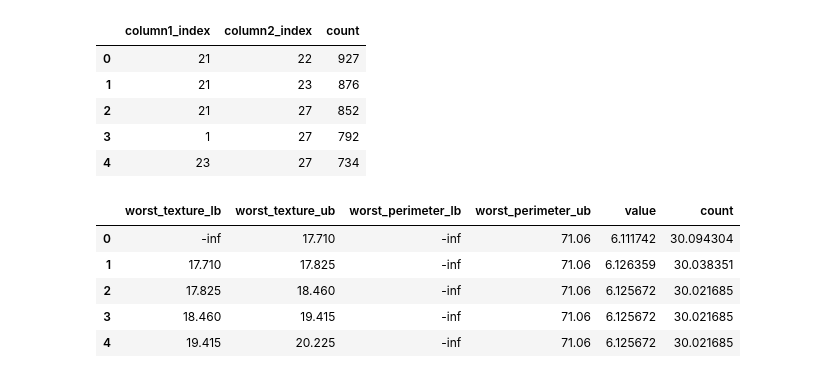
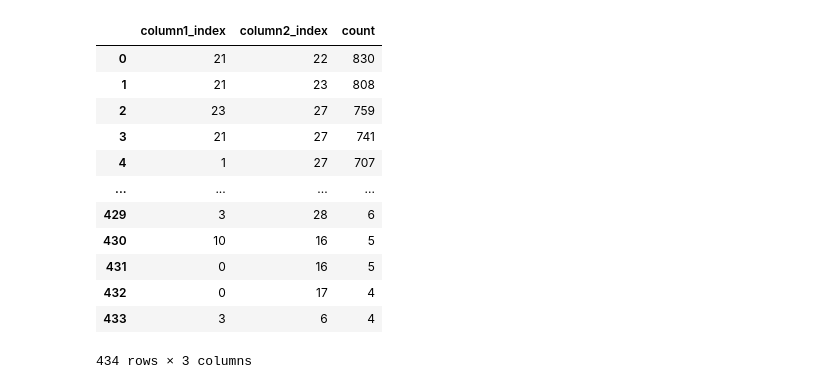
Before and after one commit to sametcopur/treemind, a Jupyter notebook: examples/breast_cancer.ipynb, the cells around one changed output. Cells and saved outputs as stored; diff of their text form; code cells hidden in the pictures.

```diff
--- a/examples/breast_cancer.ipynb
+++ b/examples/breast_cancer.ipynb
@@ -62,21 +173,16 @@ feature_plot(feature_df,)
 # %%
-explainer.count_node(interaction = True).head()
+explainer.count_node(interaction=True)
 # %% [output]
 |  | column1_index | column2_index | count |
-| 0 | 21 | 22 | 927 |
-| 1 | 21 | 23 | 876 |
-| 2 | 21 | 27 | 852 |
-| 3 | 1 | 27 | 792 |
-| 4 | 23 | 27 | 734 |
+| 0 | 21 | 22 | 830 |
+| 1 | 21 | 23 | 808 |
+| 2 | 23 | 27 | 759 |
+| 3 | 21 | 27 | 741 |
+| 4 | 1 | 27 | 707 |
+| ... | ... | ... | ... |
+| 429 | 3 | 28 | 6 |
+| 430 | 10 | 16 | 5 |
+| 431 | 0 | 16 | 5 |
+| 432 | 0 | 17 | 4 |
+| 433 | 3 | 6 | 4 |
+434 rows × 3 columns
-# %%
-df = explainer.analyze_interaction(21, 22)
-
-
-df.head()
-# %% [output]
-|  | worst_texture_lb | worst_texture_ub | worst_perimeter_lb | worst_perimeter_ub | value | count |
-| 0 | -inf | 17.710 | -inf | 71.06 | 6.111742 | 30.094304 |
-| 1 | 17.710 | 17.825 | -inf | 71.06 | 6.126359 | 30.038351 |
-| 2 | 17.825 | 18.460 | -inf | 71.06 | 6.125672 | 30.021685 |
-| 3 | 18.460 | 19.415 | -inf | 71.06 | 6.125672 | 30.021685 |
-| 4 | 19.415 | 20.225 | -inf | 71.06 | 6.125672 | 30.021685 |
```
Also changed, not shown: parts of 22 cells of this notebook, 1 other file.
